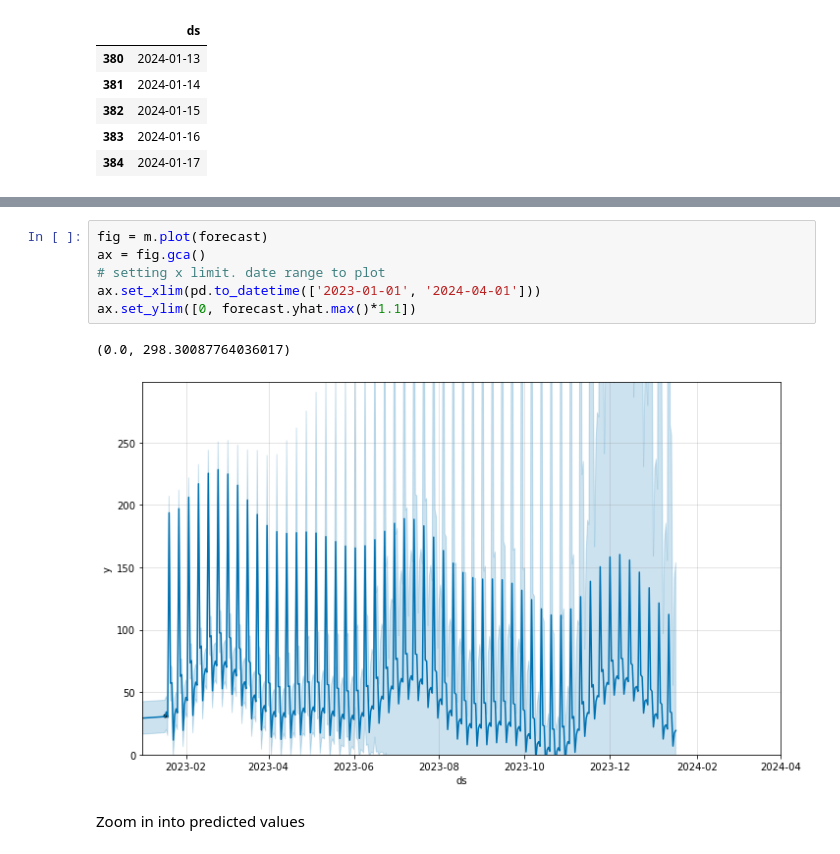
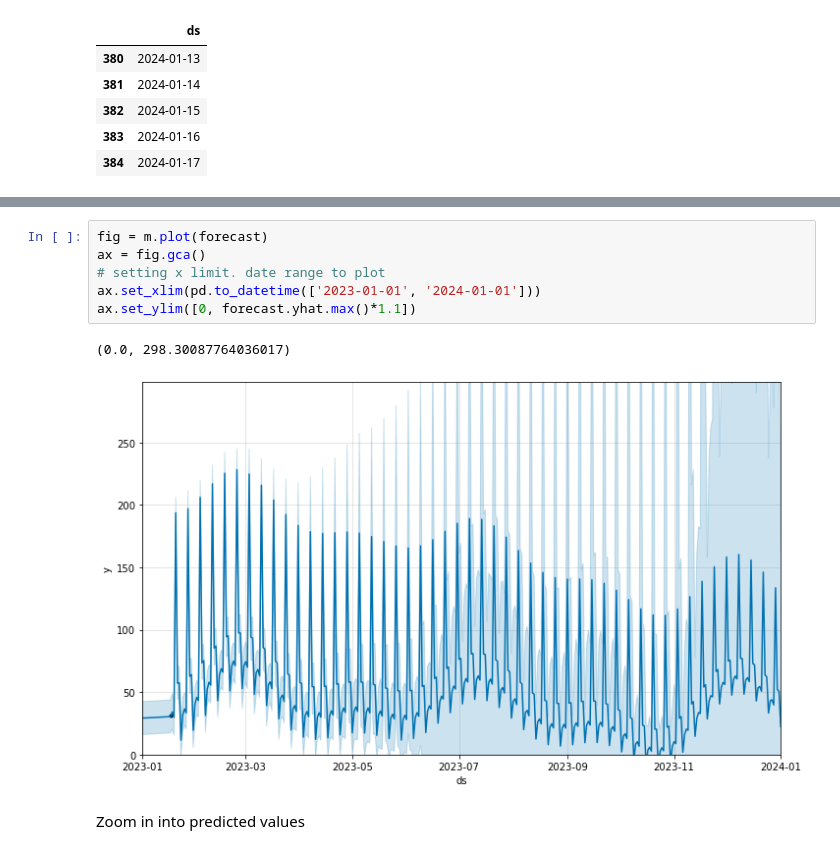
Before and after one commit to nehad2909/drug-product-database-health-canada, a Jupyter notebook: Scripts/6-Forecasting_example1_drug_Prophet.ipynb, the cells around one changed output, grey strips where cells are left out. Saved outputs shown, nothing was run; the diff lists cells and outputs as text.

```diff
--- a/Scripts/6-Forecasting_example1_drug_Prophet.ipynb
+++ b/Scripts/6-Forecasting_example1_drug_Prophet.ipynb
@@ -231,12 +231,12 @@ fig2 = m.plot_components(forecast)
 # %%
 fig = m.plot(forecast)
 ax = fig.gca()
 # setting x limit. date range to plot
-ax.set_xlim(pd.to_datetime(['2023-01-01', '2024-04-01']))
+ax.set_xlim(pd.to_datetime(['2023-01-01', '2024-01-01']))
 ax.set_ylim([0, forecast.yhat.max()*1.1])
 # %% [output]
 (0.0, 298.30087764036017)
-[figure, old version]
+[figure, new version]
 # %% [markdown]
 Zoom in into predicted values
 # %%
```
Also changed, not shown: parts of 4 cells of this notebook.
